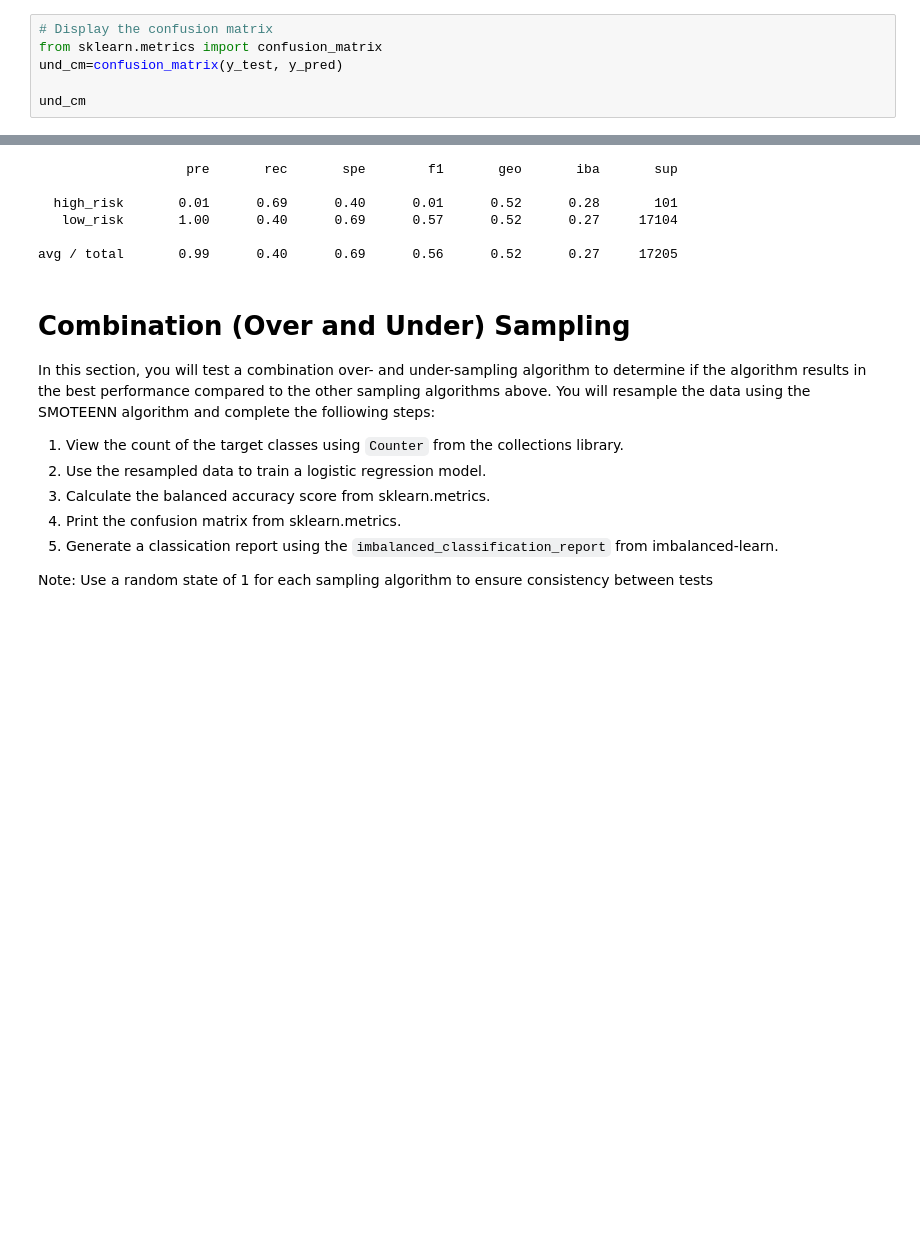
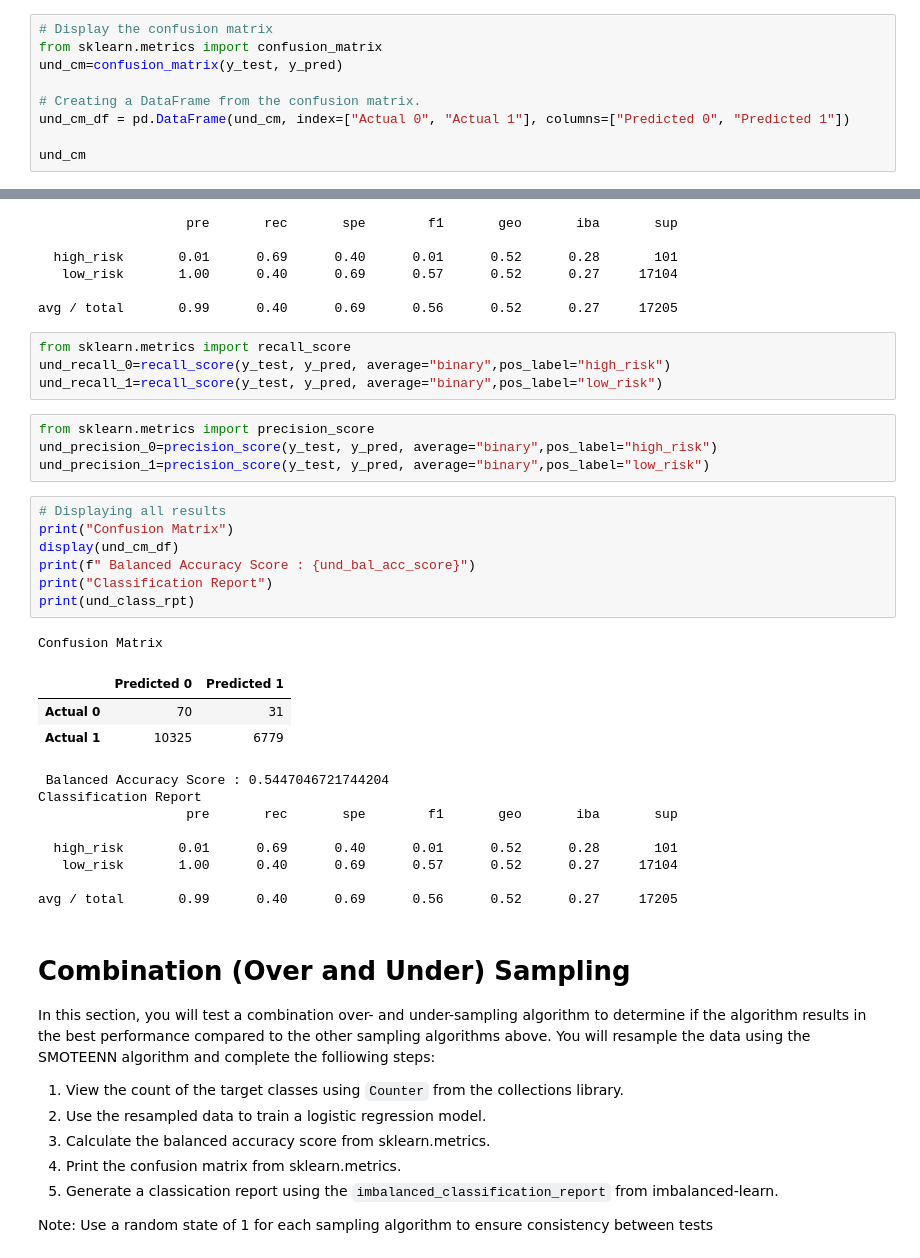
Before and after one commit to ShaneTaylor1993/Credit_Risk_Analysis, a Jupyter notebook: Credit_Risk_Resampling.ipynb, the cells around one changed output, grey strips where cells are left out. Cells and saved outputs as stored; diff of their text form; blank space fills up the shorter version.

```diff
--- a/Credit_Risk_Resampling.ipynb
+++ b/Credit_Risk_Resampling.ipynb
@@ -261,6 +323,9 @@ und_bal_acc_score
 from sklearn.metrics import confusion_matrix
 und_cm=confusion_matrix(y_test, y_pred)
 
+# Creating a DataFrame from the confusion matrix.
+und_cm_df = pd.DataFrame(und_cm, index=["Actual 0", "Actual 1"], columns=["Predicted 0", "Predicted 1"])
+
 und_cm
 # %% [output]
 array([[   70,    31],
@@ -277,6 +342,34 @@ print(und_class_rpt)
    low_risk       1.00      0.40      0.69      0.57      0.52      0.27     17104
 
 avg / total       0.99      0.40      0.69      0.56      0.52      0.27     17205
+# %%
+from sklearn.metrics import recall_score
+und_recall_0=recall_score(y_test, y_pred, average="binary",pos_label="high_risk")
+und_recall_1=recall_score(y_test, y_pred, average="binary",pos_label="low_risk")
+# %%
+from sklearn.metrics import precision_score
+und_precision_0=precision_score(y_test, y_pred, average="binary",pos_label="high_risk")
+und_precision_1=precision_score(y_test, y_pred, average="binary",pos_label="low_risk")
+# %%
+# Displaying all results
+print("Confusion Matrix")
+display(und_cm_df)
+print(f" Balanced Accuracy Score : {und_bal_acc_score}")
+print("Classification Report")
+print(und_class_rpt)
+# %% [output]
+Confusion Matrix
+|  | Predicted 0 | Predicted 1 |
+| Actual 0 | 70 | 31 |
+| Actual 1 | 10325 | 6779 |
+ Balanced Accuracy Score : 0.5447046721744204
+Classification Report
+                   pre       rec       spe        f1       geo       iba       sup
+
+  high_risk       0.01      0.69      0.40      0.01      0.52      0.28       101
+   low_risk       1.00      0.40      0.69      0.57      0.52      0.27     17104
+
+avg / total       0.99      0.40      0.69      0.56      0.52      0.27     17205
 # %% [markdown]
 # Combination (Over and Under) Sampling
 
```
Also changed, not shown: parts of 16 cells of this notebook.
